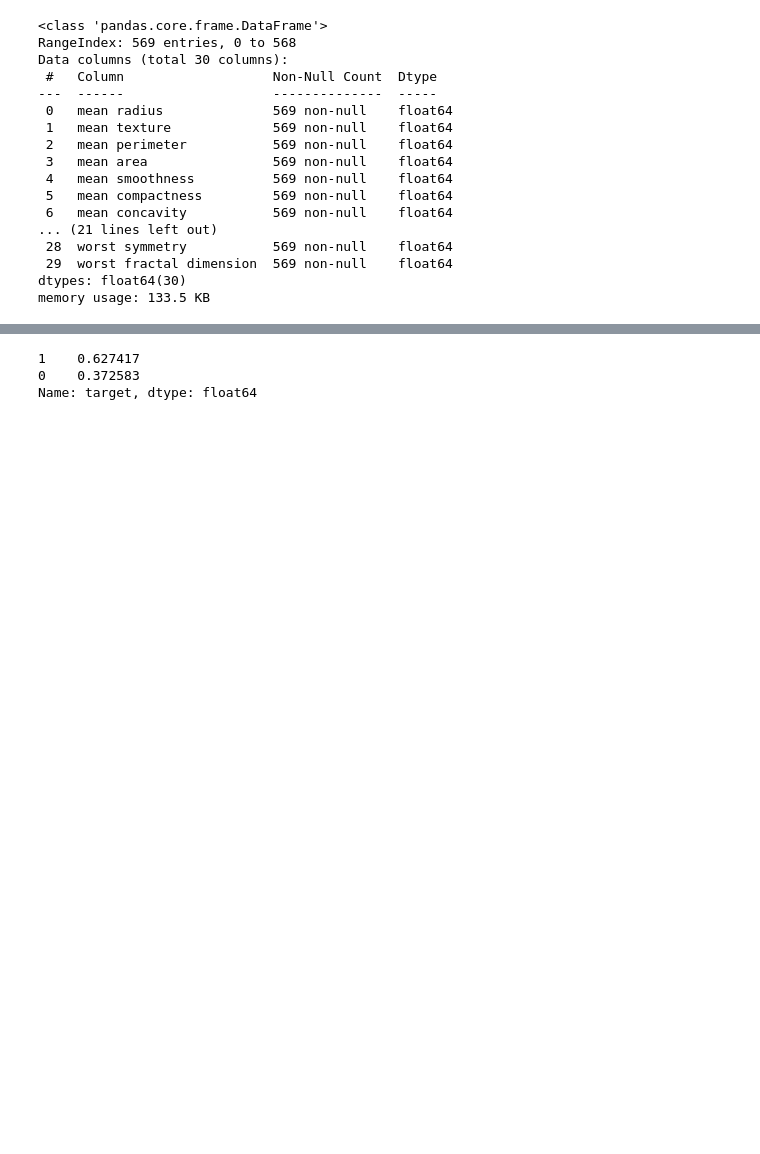
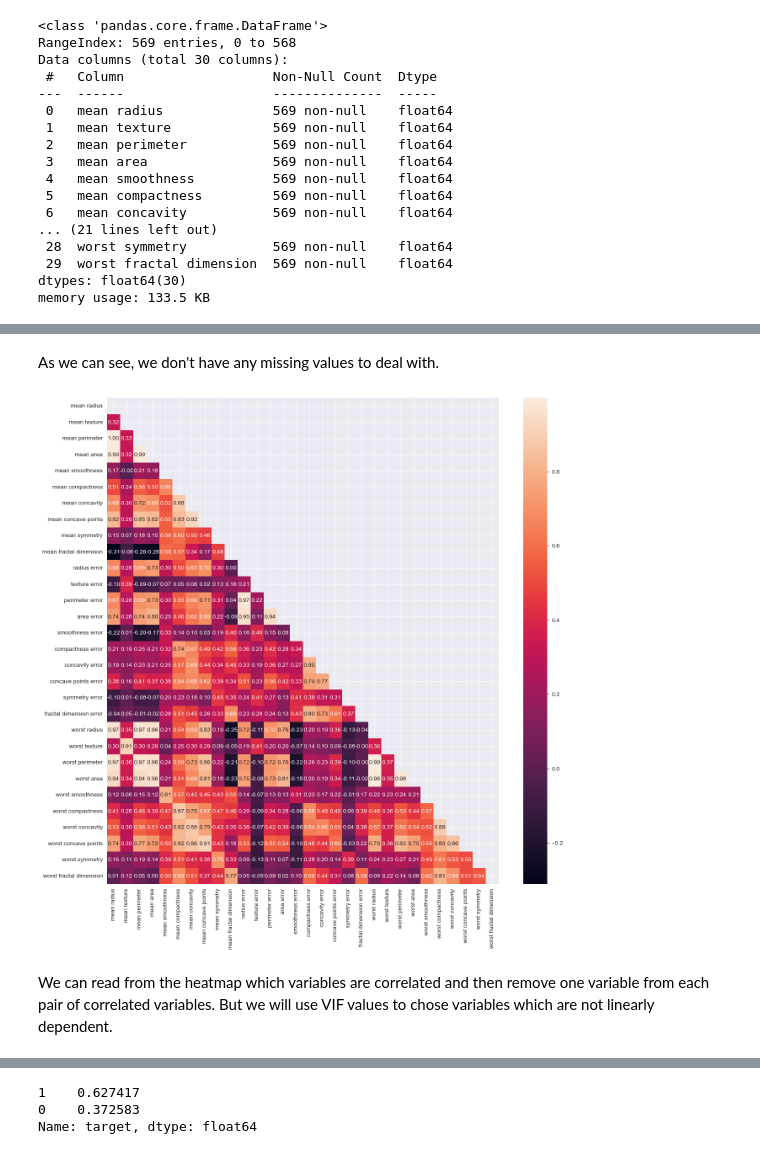
Before and after one commit to cinekele/aml_projects, a Jupyter notebook: project 1 - IRLS/real_dataset_test.ipynb, the cells around one changed output, grey strips where cells are left out. Drawn from its saved outputs; the diff is of its cells as text; code cells hidden in the pictures; blank space fills up the shorter version.

```diff
--- a/project 1 - IRLS/real_dataset_test.ipynb
+++ b/project 1 - IRLS/real_dataset_test.ipynb
@@ -53,0 +69,12 @@ X.describe()
+# %% [markdown]
+As we can see, we don't have any missing values to deal with.
+# %%
+plt.figure(figsize=(15, 15))
+cor = X.corr()
+mask = np.triu(np.ones_like(cor, dtype=bool))
+sns.heatmap(cor, mask=mask, annot=True, fmt='.2f')
+plt.show()
+# %% [output]
+[figure, added]
+# %% [markdown]
+We can read from the heatmap which variables are correlated and then remove one variable from each pair of correlated variables. But we will use VIF values to chose variables which are not linearly dependent.
```
Also changed, not shown: parts of 9 cells of this notebook.
